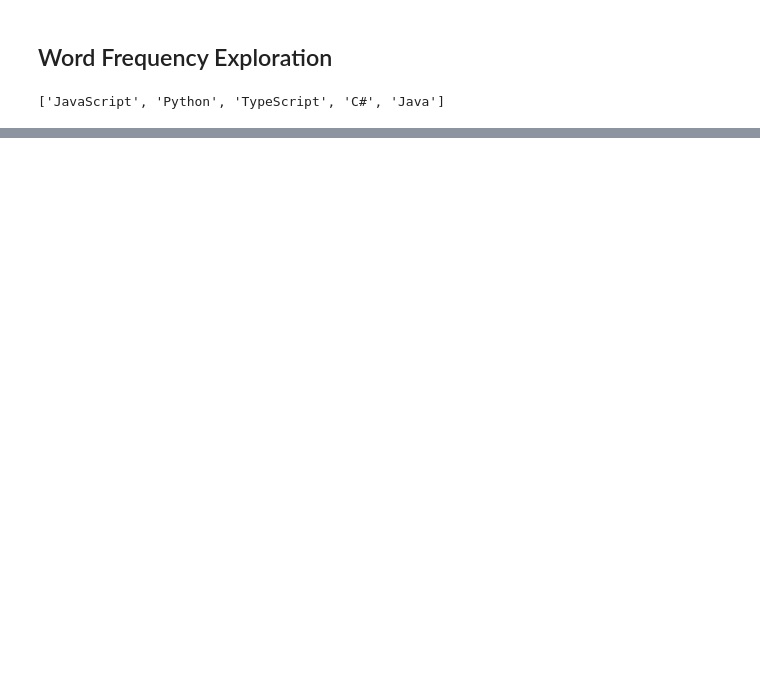
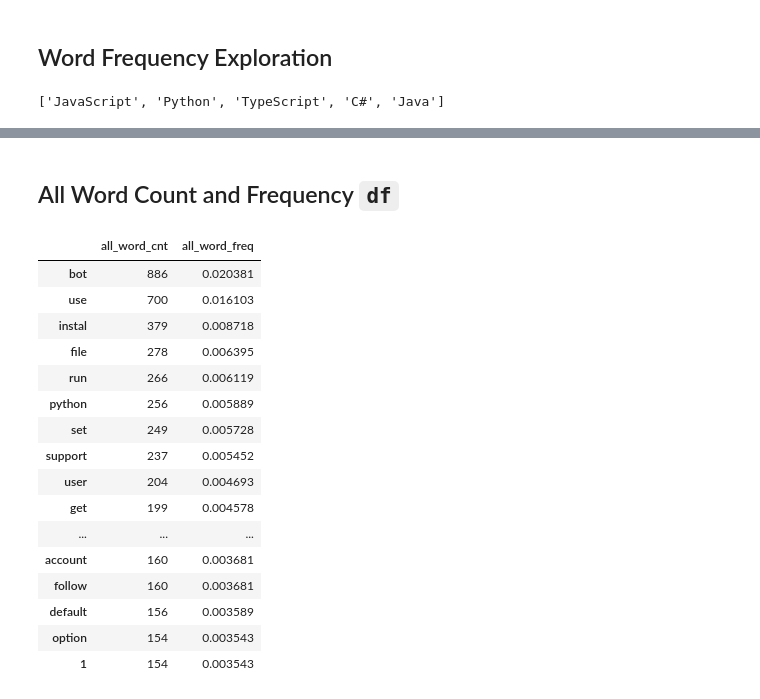
Before and after one commit to NLP-Project-Hopper2/NLP-Project-Hopper2, a Jupyter notebook: stephanies_notebook.ipynb, the cells around one changed output, grey strips where cells are left out. Cells and saved outputs as stored; diff of their text form; code cells hidden in the pictures; blank space fills up the shorter version.

```diff
--- a/stephanies_notebook.ipynb
+++ b/stephanies_notebook.ipynb
@@ -119,6 +151,7 @@ df_c = train[train.language == 'C#']
 df_type = train[train.language == 'TypeScript']
 # %%
 # generating text strings for each df
+all_words = ' '.join(train.lemmatized.astype(str))
 python_words = ' '.join(df_python.lemmatized.astype(str))
 js_words = ' '.join(df_js.lemmatized.astype(str))
 java_words = ' '.join(df_java.lemmatized.astype(str))
@@ -146,0 +193,30 @@ for item in [python_words, js_words, java_words, c_words, type_words]:
+# %% [markdown]
+## All Word Count and Frequency `df`
+# %%
+# creating a df for the word count and frequency
+# word count
+df_all_count = pd.DataFrame(pd.Series(all_words.split()).value_counts(), columns = ['all_word_cnt']).head(20)
+
+# word frequency
+df_all_count['all_word_freq'] = pd.Series(all_words.split()).value_counts(normalize = True).head(20)
+
+# df view
+df_all_count
+# %% [output]
+|  | all_word_cnt | all_word_freq |
+| bot | 886 | 0.020381 |
+| use | 700 | 0.016103 |
+| instal | 379 | 0.008718 |
+| file | 278 | 0.006395 |
+| run | 266 | 0.006119 |
+| python | 256 | 0.005889 |
+| set | 249 | 0.005728 |
+| support | 237 | 0.005452 |
+| user | 204 | 0.004693 |
+| get | 199 | 0.004578 |
+| ... | ... | ... |
+| account | 160 | 0.003681 |
+| follow | 160 | 0.003681 |
+| default | 156 | 0.003589 |
+| option | 154 | 0.003543 |
+| 1 | 154 | 0.003543 |
```
Also changed, not shown: parts of 28 cells of this notebook.
